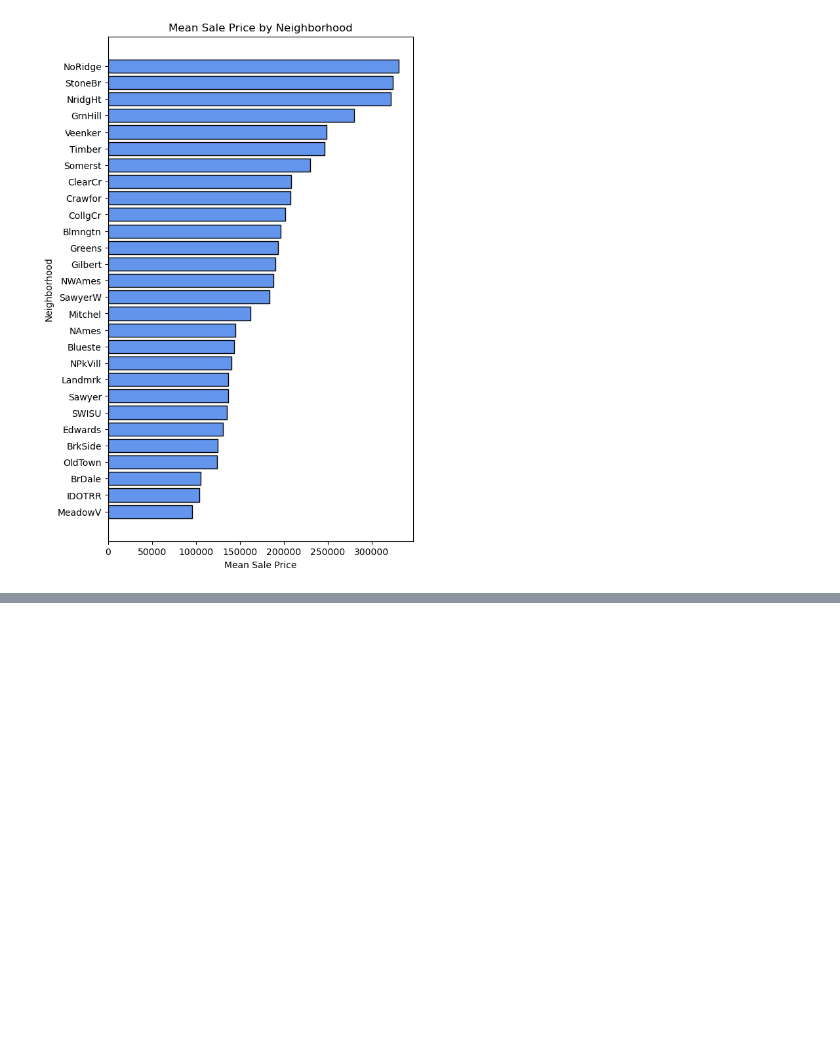
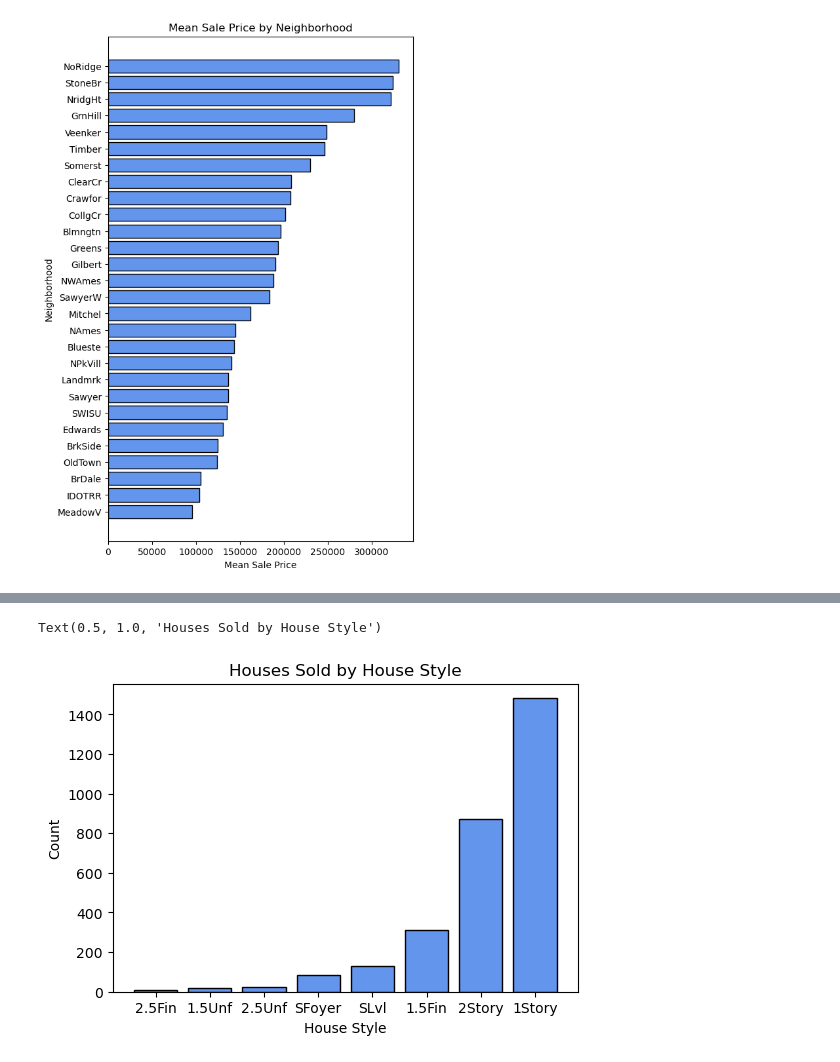
Before and after one commit to slylockfox/Maryville-DSCI-503-2, a Jupyter notebook: HW_06_Snyder.ipynb, the cells around one changed output, grey strips where cells are left out. Cells and saved outputs as stored; diff of their text form; code cells hidden in the pictures; blank space fills up the shorter version.

```diff
--- a/HW_06_Snyder.ipynb
+++ b/HW_06_Snyder.ipynb
@@ -151,0 +154,13 @@ plt.show()
+# %%
+# Create a DataFrame named ames_style as follows:
+# Select the House Style and SalePrice columns from ames.
+# Group by House Style, and then calculate the count of SalePrice for each group.
+# Sort the rows of the DataFrame according to the count column, in increasing order.
+ames_style = ames.loc[:, ['House Style', 'SalePrice']].groupby(['House Style']).count() \
+        .sort_values(by='SalePrice', ascending=True)
+
+# By default, the count column in the resulting DataFrame will be named SalePrice. Change the name of this column
+ames_style.rename(columns={'SalePrice':'Count'}, inplace=True)
+
+# Display ames_style.
+ames_style
@@ -151,0 +178,18 @@ plt.show()
+# %%
+# Set the figure size to be [6,4]
+plt.figure(figsize=[6,4])
+
+# Create a standard (vertical) bar chart displaying the number of houses sold for each of the house styles. The labels for
+# the bars should correspond to the different house styles, and can be set using the index of the ames_style DataFrame.
+# choose a single named color to use for the bars.
+plt.bar(x=ames_style.index, height=ames_style.Count, color='cornflowerblue', edgecolor='black')
+
+# The x-axis should be labeled "House Style" and the y-axis should be labeled "Count".
+plt.xlabel('House Style')
+plt.ylabel('Count')
+
+# The title of the chart should be "Houses Sold by House Style".
+plt.title('Houses Sold by House Style')
+# %% [output]
+Text(0.5, 1.0, 'Houses Sold by House Style')
+[figure, added]
```
Also changed, not shown: parts of 2 cells of this notebook.
